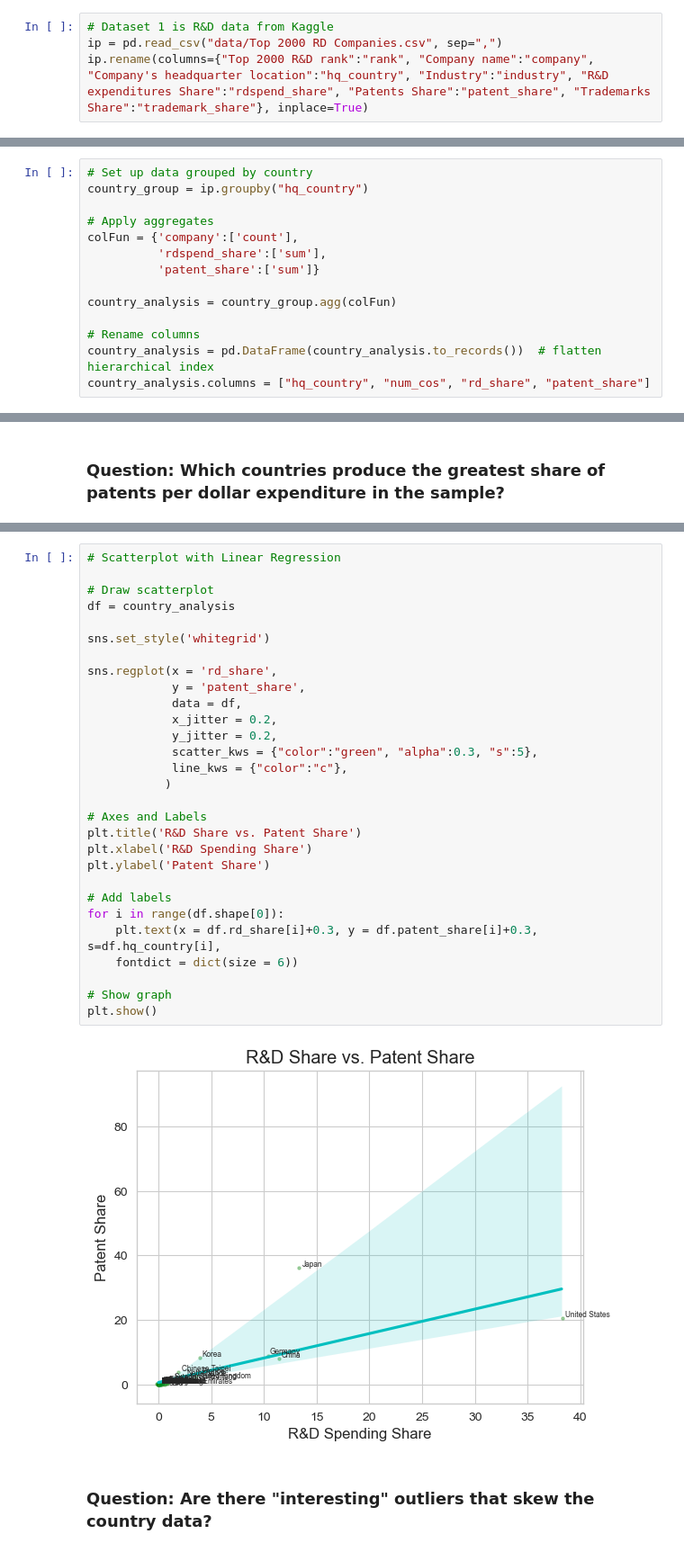
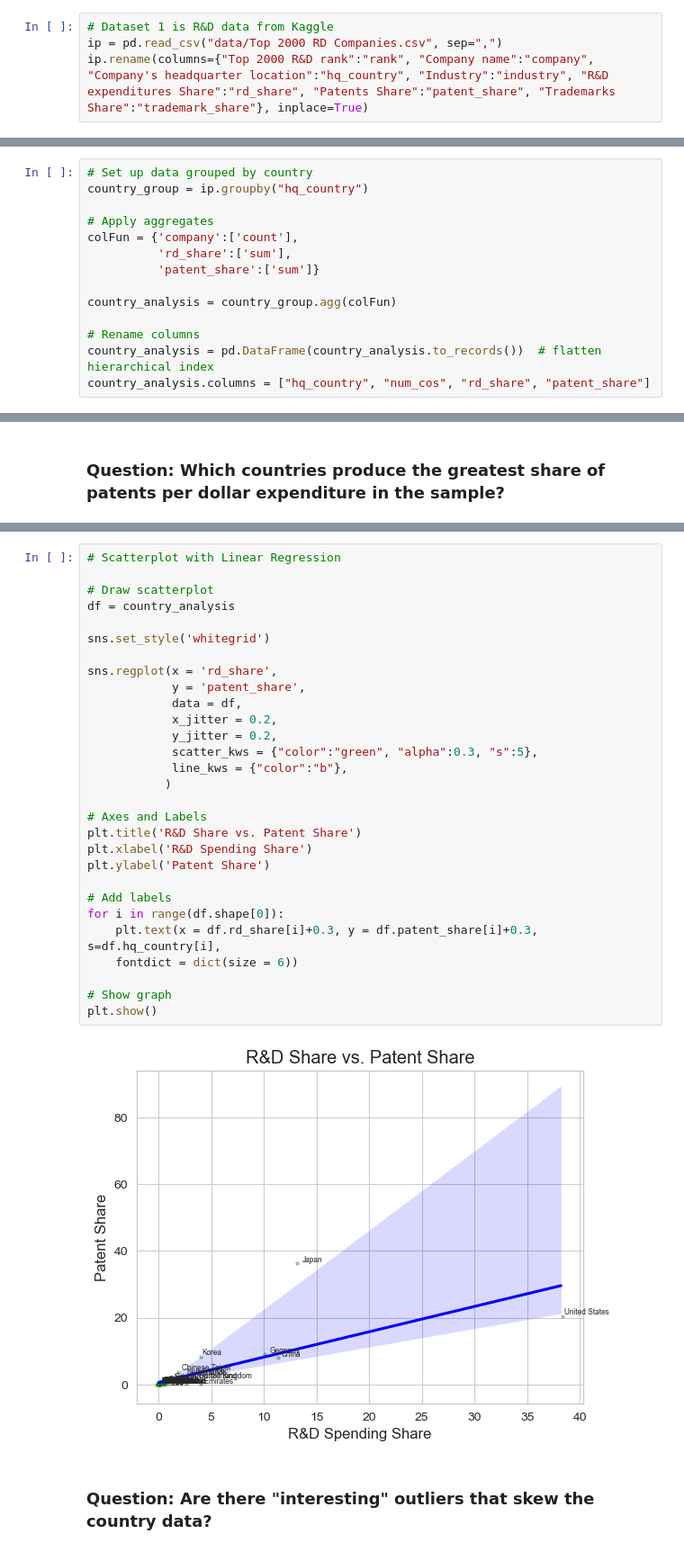
Before and after one commit to bassoonelephant/ip-productivity, a Jupyter notebook: ip_workbench.ipynb, the cells around one changed output, grey strips where cells are left out. Shown at 90% size. Drawn from its saved outputs; the diff is of its cells as text.

Commit message:
finish draft 1 of industry visualizations

```diff
--- a/ip_workbench.ipynb
+++ b/ip_workbench.ipynb
@@ -13,7 +13,7 @@ import squarify
 # %%
 # Dataset 1 is R&D data from Kaggle
 ip = pd.read_csv("data/Top 2000 RD Companies.csv", sep=",")
-ip.rename(columns={"Top 2000 R&D rank":"rank", "Company name":"company", "Company's headquarter location":"hq_country", "Industry":"industry", "R&D expenditures Share":"rdspend_share", "Patents Share":"patent_share", "Trademarks Share":"trademark_share"}, inplace=True)
+ip.rename(columns={"Top 2000 R&D rank":"rank", "Company name":"company", "Company's headquarter location":"hq_country", "Industry":"industry", "R&D expenditures Share":"rd_share", "Patents Share":"patent_share", "Trademarks Share":"trademark_share"}, inplace=True)
 # %%
 ip.info()
 # %% [output]
@@ -45,7 +45,7 @@ country_group = ip.groupby("hq_country")
 
 # Apply aggregates
 colFun = {'company':['count'],
-          'rdspend_share':['sum'],
+          'rd_share':['sum'],
           'patent_share':['sum']}
 
 country_analysis = country_group.agg(colFun)
@@ -461,34 +460,34 @@ plt.show()
 # %%
 # Scatterplot with Linear Regression
 
 # Draw scatterplot
 df = country_analysis
 
 sns.set_style('whitegrid')
 
 sns.regplot(x = 'rd_share',
             y = 'patent_share',
             data = df,
             x_jitter = 0.2,
             y_jitter = 0.2,
             scatter_kws = {"color":"green", "alpha":0.3, "s":5},
-            line_kws = {"color":"c"},
+            line_kws = {"color":"b"},
            )
 
 # Axes and Labels
 plt.title('R&D Share vs. Patent Share')
 plt.xlabel('R&D Spending Share')
 plt.ylabel('Patent Share')
 
 # Add labels
 for i in range(df.shape[0]):
     plt.text(x = df.rd_share[i]+0.3, y = df.patent_share[i]+0.3, s=df.hq_country[i],
     fontdict = dict(size = 6))
 
 # Show graph
 plt.show()
 # %% [output]
-[figure, old version]
+[figure, new version]
 # %% [markdown]
 ### Question: Are there "interesting" outliers that skew the country data?
 # %%
```
Also changed, not shown: parts of 33 cells of this notebook.
